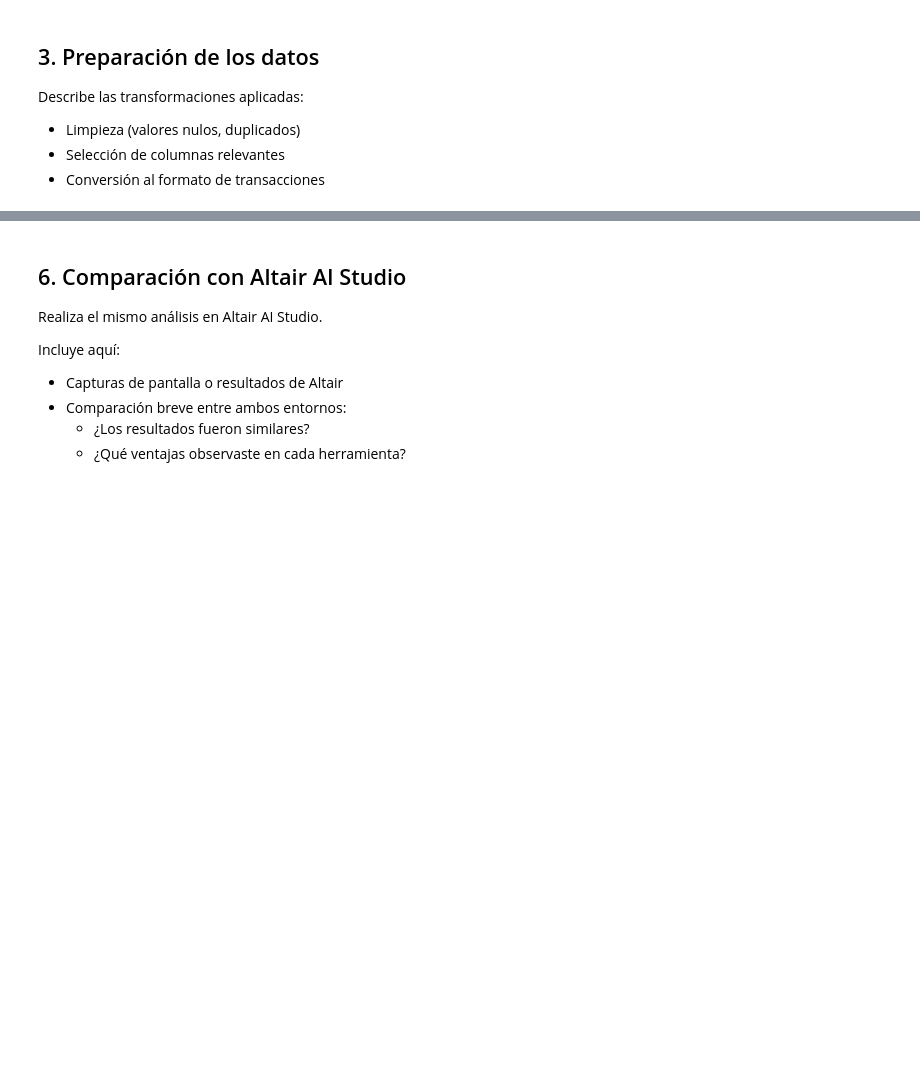
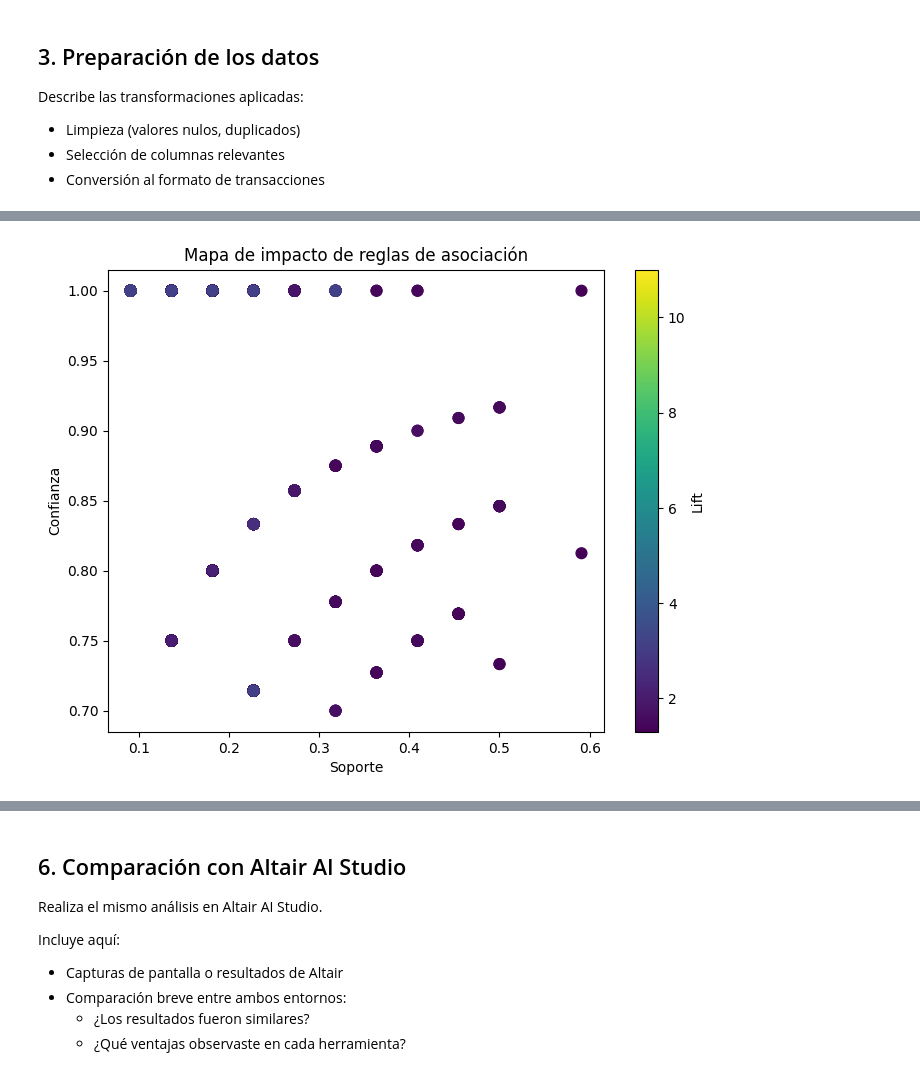
Before and after one commit to anahihull/data-mining-academic-club-participation-pattern, a Jupyter notebook: PatronesParticipacionEstudiantil.ipynb, the cells around one changed output, grey strips where cells are left out. Drawn from its saved outputs; the diff is of its cells as text; code cells hidden in the pictures; blank space fills up the shorter version.

```diff
--- a/PatronesParticipacionEstudiantil.ipynb
+++ b/PatronesParticipacionEstudiantil.ipynb
@@ -131,0 +148,8 @@ transactions[:5]
+# %%
+#Carga de datos limpios
+
+import pandas as pd
+
+df = pd.read_csv("participacion_binaria.csv")
+
+df.head()
@@ -173,0 +223,17 @@ y los parámetros elegidos (soporte, confianza, lift). **pendiente**
+# %%
+from mlxtend.frequent_patterns import apriori, association_rules
+
+frequent_itemsets = apriori(
+    df,
+    min_support=0.08,
+    use_colnames=True,
+    max_len=3   # 👈 evita conjuntos demasiado grandes
+)
+
+rules = association_rules(frequent_itemsets, metric="lift", min_threshold=1.0)
+
+impact_rules = rules[
+    (rules['confidence'] >= 0.7) &
+    (rules['lift'] >= 1.3) &
+    (rules['support'] >= 0.08)
+]
@@ -174,2 +256,17 @@ y los parámetros elegidos (soporte, confianza, lift). **pendiente**
+# %%
+import matplotlib.pyplot as plt
+
+plt.figure(figsize=(8,6))
+plt.scatter(impact_rules['support'], impact_rules['confidence'],
+            c=impact_rules['lift'], cmap='viridis', s=60)
+plt.colorbar(label='Lift')
+plt.xlabel('Soporte')
+plt.ylabel('Confianza')
+plt.title('Mapa de impacto de reglas de asociación')
+plt.show()
+
+impact_rules.to_csv("reglas_impacto_alto.csv", index=False)
+# %% [output]
+[figure, added]
 # %% [markdown]
 ## 5. Análisis de resultados
```
Also changed, not shown: parts of 9 cells of this notebook, 4 other files.
